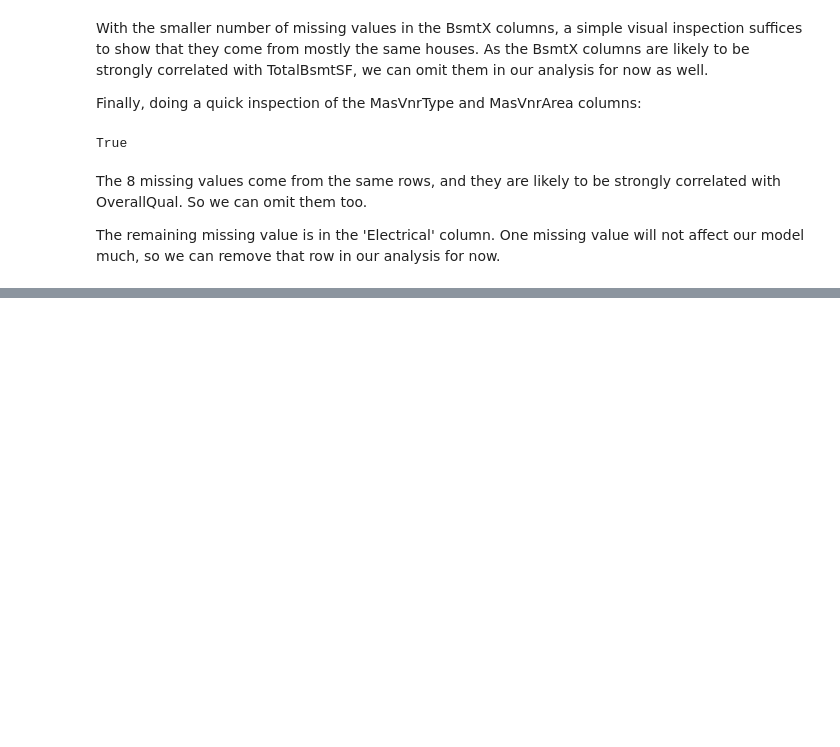
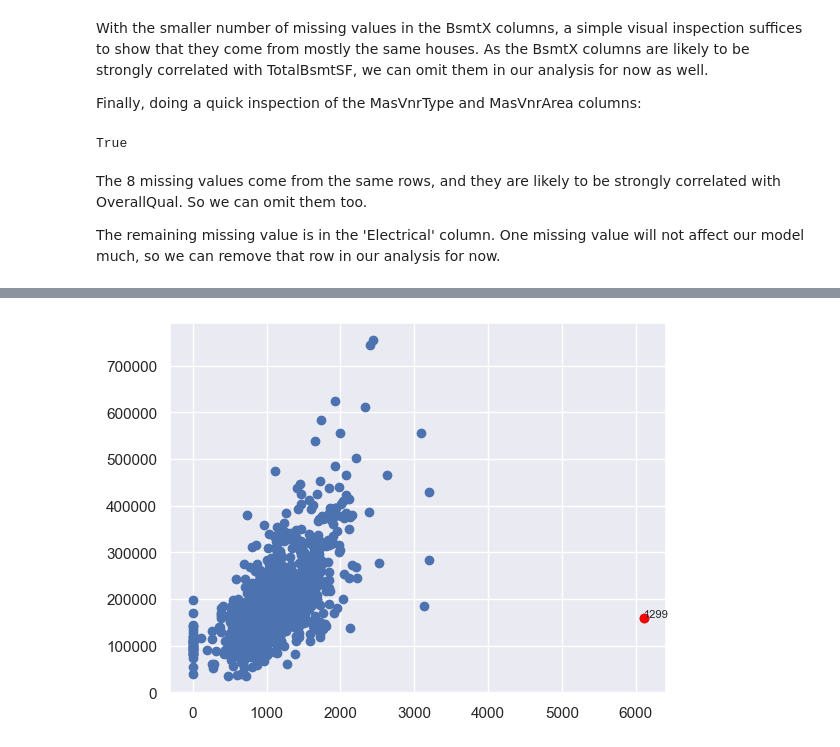
Before and after one commit to caffeinatedwoof/kaggle_predict_housing_prices, a Jupyter notebook: eda.ipynb, the cells around one changed output, grey strips where cells are left out. Drawn from its saved outputs; the diff is of its cells as text; code cells hidden in the pictures; blank space fills up the shorter version.

```diff
--- a/eda.ipynb
+++ b/eda.ipynb
@@ -474,0 +493,11 @@ train = train.drop(train.columns[train.isnull().any()].values.astype(str),axis=1
+# %%
+fig, ax = plt.subplots()
+ax.scatter(train['TotalBsmtSF'], train['SalePrice'])
+bool_mask = train['TotalBsmtSF'] > 4000
+ax.scatter(train[bool_mask]['TotalBsmtSF'], train[bool_mask]['SalePrice'], color='red')
+for i in range(0, train[bool_mask].shape[0]):
+    ax.annotate((train[bool_mask]['TotalBsmtSF'].index[i]),
+               (train[bool_mask]['TotalBsmtSF'].iloc[i], train[bool_mask]['SalePrice'].iloc[i]),
+               fontsize=8)
+# %% [output]
+[figure, added]
```
Also changed, not shown: parts of 16 cells of this notebook.
